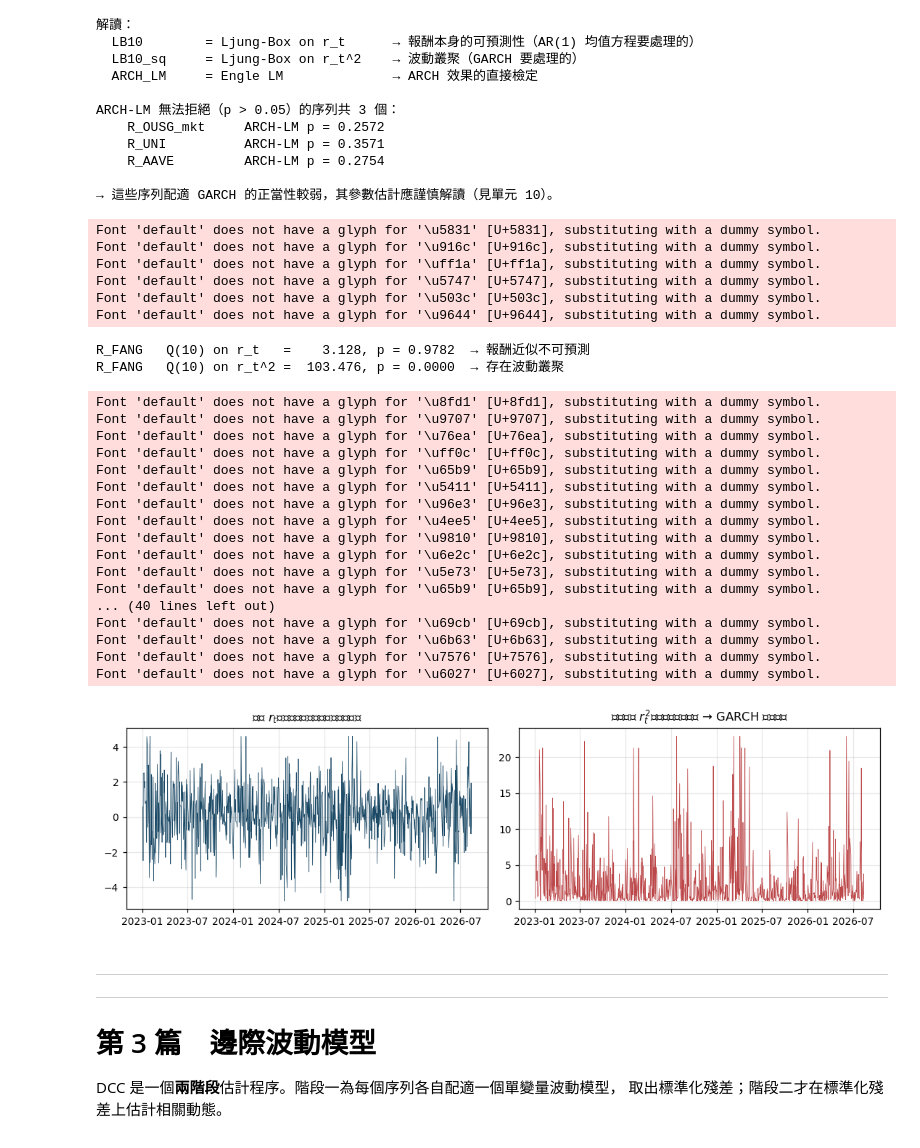
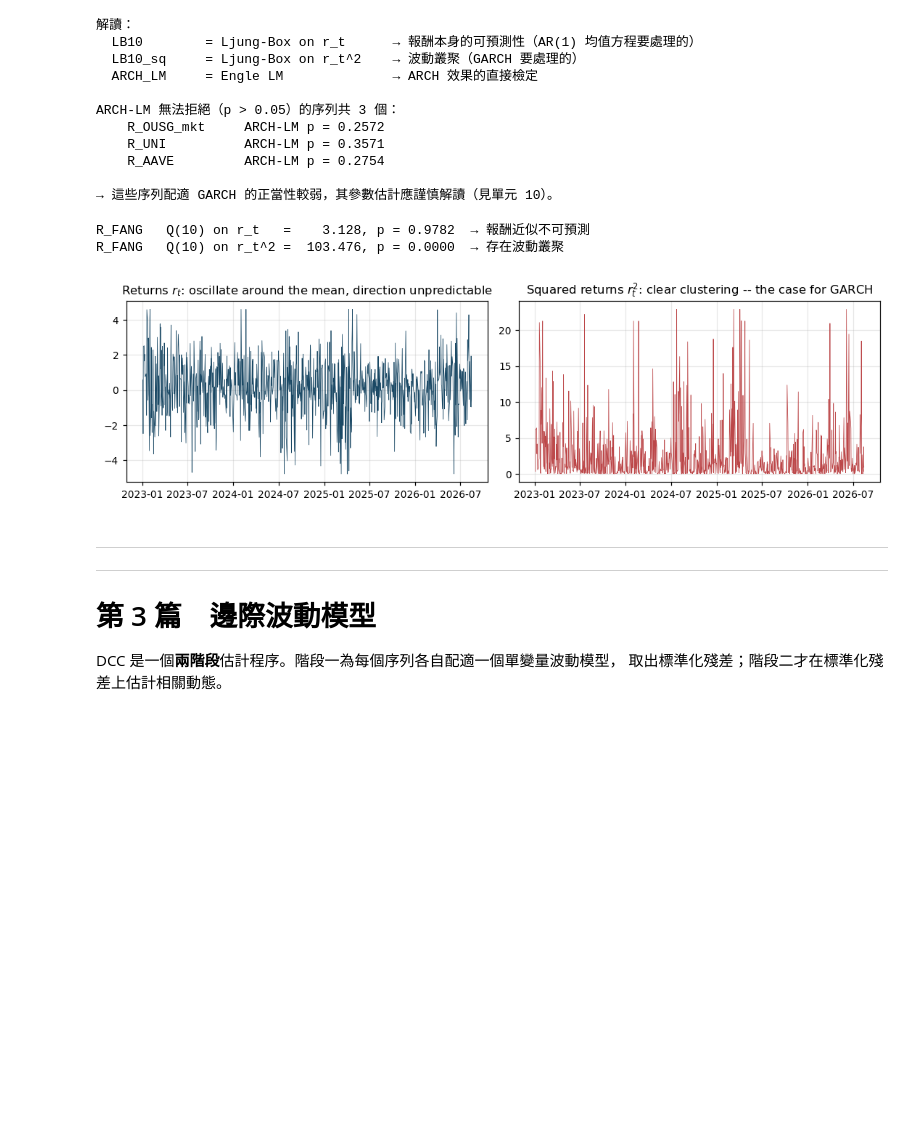
Before and after one commit to jerome-maker/tokenized-treasury-spillovers, a Jupyter notebook: teaching/research_methods.ipynb, the cells around one changed output. Saved outputs shown, nothing was run; the diff lists cells and outputs as text; code cells hidden in the pictures; blank space fills up the shorter version.

```diff
--- a/teaching/research_methods.ipynb
+++ b/teaching/research_methods.ipynb
@@ -1063,61 +1063,38 @@ ARCH-LM 無法拒絕（p > 0.05）的序列共 3 個：
 # ---------------------------------------------------------------------------
 # 從零實作 Ljung-Box，並視覺化波動叢聚
 # ---------------------------------------------------------------------------
 def ljung_box(x, m=10):
     x = np.asarray(x); T = len(x)
     xc = x - x.mean()
     denom = (xc ** 2).sum()
     Q = 0.0
     for k in range(1, m + 1):
         rho_k = (xc[k:] * xc[:-k]).sum() / denom
         Q += rho_k ** 2 / (T - k)
     Q *= T * (T + 2)
     return Q, 1 - stats.chi2.cdf(Q, df=m)
 
 r = panel["R_FANG"].dropna()
 q_lvl, p_lvl = ljung_box(r, 10)
 q_sq, p_sq = ljung_box(r ** 2, 10)
 
 print(f"R_FANG   Q(10) on r_t   = {q_lvl:8.3f}, p = {p_lvl:.4f}  → "
       f"{'報酬可預測' if p_lvl < 0.05 else '報酬近似不可預測'}")
 print(f"R_FANG   Q(10) on r_t^2 = {q_sq:8.3f}, p = {p_sq:.4f}  → "
       f"{'存在波動叢聚' if p_sq < 0.05 else '無明顯波動叢聚'}")
 print()
 
 fig, axes = plt.subplots(1, 2, figsize=(10, 3))
 axes[0].plot(r.index, r.values, lw=0.5, color="#1b4965")
-axes[0].set_title("報酬 $r_t$：均值附近震盪，方向難以預測")
+axes[0].set_title("Returns $r_t$: oscillate around the mean, direction unpredictable")
 axes[1].plot(r.index, (r ** 2).values, lw=0.5, color="#bc4749")
-axes[1].set_title("平方報酬 $r_t^2$：明顯的叢聚結構 → GARCH 的正當性")
+axes[1].set_title("Squared returns $r_t^2$: clear clustering -- the case for GARCH")
 fig.tight_layout()
 plt.show()
 # %% [output]
-Font 'default' does not have a glyph for '\u5831' [U+5831], substituting with a dummy symbol.
-Font 'default' does not have a glyph for '\u916c' [U+916c], substituting with a dummy symbol.
-Font 'default' does not have a glyph for '\uff1a' [U+ff1a], substituting with a dummy symbol.
-Font 'default' does not have a glyph for '\u5747' [U+5747], substituting with a dummy symbol.
-Font 'default' does not have a glyph for '\u503c' [U+503c], substituting with a dummy symbol.
-Font 'default' does not have a glyph for '\u9644' [U+9644], substituting with a dummy symbol.
+R_FANG   Q(10) on r_t   =    3.128, p = 0.9782  → 報酬近似不可預測
+R_FANG   Q(10) on r_t^2 =  103.476, p = 0.0000  → 存在波動叢聚
-R_FANG   Q(10) on r_t   =    3.128, p = 0.9782  → 報酬近似不可預測
-R_FANG   Q(10) on r_t^2 =  103.476, p = 0.0000  → 存在波動叢聚
-Font 'default' does not have a glyph for '\u8fd1' [U+8fd1], substituting with a dummy symbol.
-Font 'default' does not have a glyph for '\u9707' [U+9707], substituting with a dummy symbol.
-Font 'default' does not have a glyph for '\u76ea' [U+76ea], substituting with a dummy symbol.
-Font 'default' does not have a glyph for '\uff0c' [U+ff0c], substituting with a dummy symbol.
-Font 'default' does not have a glyph for '\u65b9' [U+65b9], substituting with a dummy symbol.
-Font 'default' does not have a glyph for '\u5411' [U+5411], substituting with a dummy symbol.
-Font 'default' does not have a glyph for '\u96e3' [U+96e3], substituting with a dummy symbol.
-Font 'default' does not have a glyph for '\u4ee5' [U+4ee5], substituting with a dummy symbol.
-Font 'default' does not have a glyph for '\u9810' [U+9810], substituting with a dummy symbol.
-Font 'default' does not have a glyph for '\u6e2c' [U+6e2c], substituting with a dummy symbol.
-Font 'default' does not have a glyph for '\u5e73' [U+5e73], substituting with a dummy symbol.
-Font 'default' does not have a glyph for '\u65b9' [U+65b9], substituting with a dummy symbol.
-... (40 lines left out)
-Font 'default' does not have a glyph for '\u69cb' [U+69cb], substituting with a dummy symbol.
-Font 'default' does not have a glyph for '\u6b63' [U+6b63], substituting with a dummy symbol.
-Font 'default' does not have a glyph for '\u7576' [U+7576], substituting with a dummy symbol.
-Font 'default' does not have a glyph for '\u6027' [U+6027], substituting with a dummy symbol.
-[figure, old version]
+[figure, new version]
 # %% [markdown]
 ---
 ---
```
Also changed, not shown: parts of 20 cells of this notebook, 10 other files.
